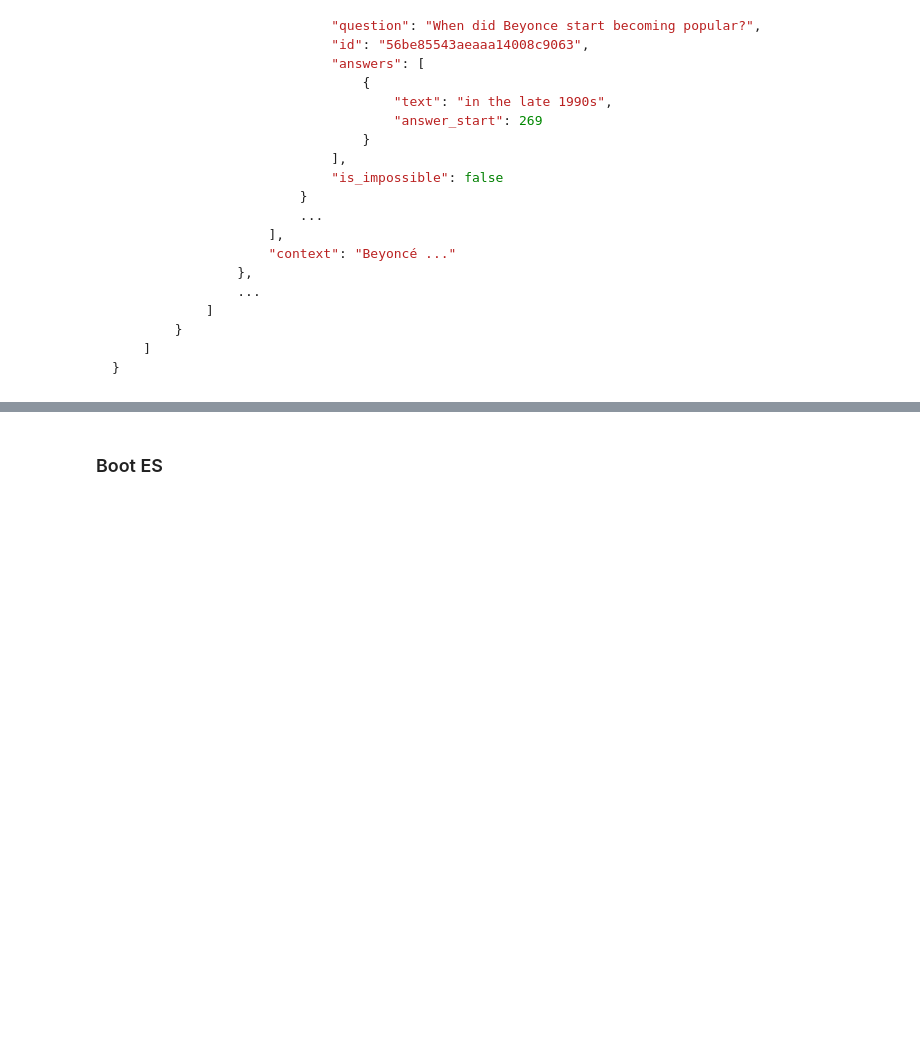
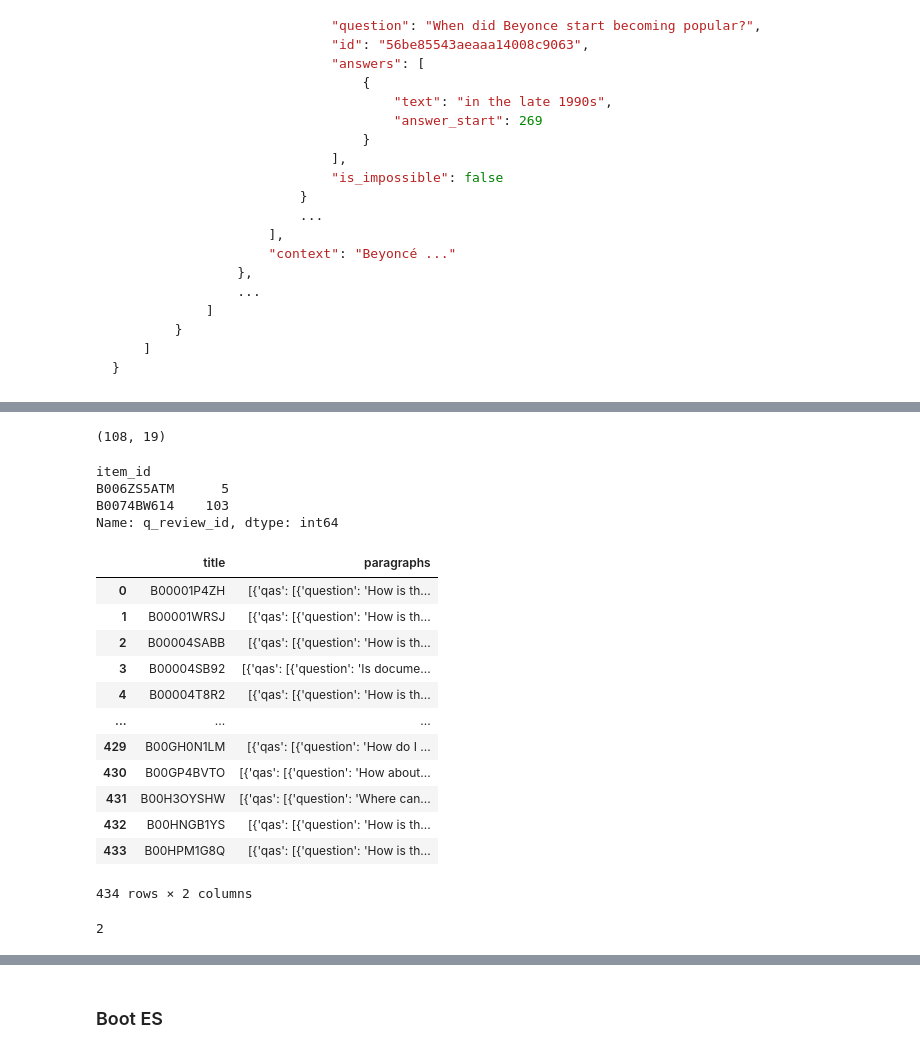
Before and after one commit to lewtun/transformerlab, a Jupyter notebook: experiments.haystack-subjqa.ipynb, the cells around one changed output, grey strips where cells are left out. Cells and saved outputs as stored; diff of their text form; code cells hidden in the pictures; blank space fills up the shorter version.

Commit message:
Run evaluation on text set

```diff
--- a/experiments.haystack-subjqa.ipynb
+++ b/experiments.haystack-subjqa.ipynb
@@ -263,0 +147,14 @@ qa_df['asin'].nunique()
+# %%
+pars = [
+    {"qas":
+     [
+         {"question": row["question"],
+          "id": row["q_review_id"],
+          "answers": [
+              {"text": row["human_ans_spans"],
+               "answer_start": eval(row["human_ans_indices"])[0]}
+          ],
+          "is_impossible": True if row["human_ans_spans"] == "ANSWERNOTFOUND" else False}],
+     "context": row["review"]
+    }]
+pars
@@ -263,0 +174,54 @@ qa_df['asin'].nunique()
+# %%
+sample_df.shape
+# %% [output]
+(108, 19)
+# %%
+sample_df.groupby('item_id')['q_review_id'].count()
+# %% [output]
+item_id
+B006ZS5ATM      5
+B0074BW614    103
+Name: q_review_id, dtype: int64
+# %%
+for row in samp
+# %%
+def create_paragraphs(group):
+    pars = []
+
+    for idx, row in group.iterrows():
+        qas = {"qas":
+               [
+                 {"question": row["question"],
+                  "id": row["q_review_id"],
+                  "answers": [
+                      {"text": row["answers_text"],
+                       "answer_start": eval(row["human_ans_indices"])[0]}
+                  ],
+                  "is_impossible": True if row["answers_text"] == "ANSWERNOTFOUND" else False}],
+             "context": row["review"]
+            }
+        pars.append(qas)
+
+    return pars
+# %%
+groups = electronics_df.groupby('item_id').apply(create_paragraphs).to_frame(name="paragraphs").reset_index().rename(columns={"item_id":'title'})
+# %%
+groups
+# %% [output]
+|  | title | paragraphs |
+| 0 | B00001P4ZH | [{'qas': [{'question': 'How is th... |
+| 1 | B00001WRSJ | [{'qas': [{'question': 'How is th... |
+| 2 | B00004SABB | [{'qas': [{'question': 'How is th... |
+| 3 | B00004SB92 | [{'qas': [{'question': 'Is docume... |
+| 4 | B00004T8R2 | [{'qas': [{'question': 'How is th... |
+| ... | ... | ... |
+| 429 | B00GH0N1LM | [{'qas': [{'question': 'How do I ... |
+| 430 | B00GP4BVTO | [{'qas': [{'question': 'How about... |
+| 431 | B00H3OYSHW | [{'qas': [{'question': 'Where can... |
+| 432 | B00HNGB1YS | [{'qas': [{'question': 'How is th... |
+| 433 | B00HPM1G8Q | [{'qas': [{'question': 'How is th... |
+434 rows × 2 columns
+# %%
+len(groups.iloc[1]["paragraphs"])
+# %% [output]
+2
```
Also changed, not shown: parts of 43 cells of this notebook.
